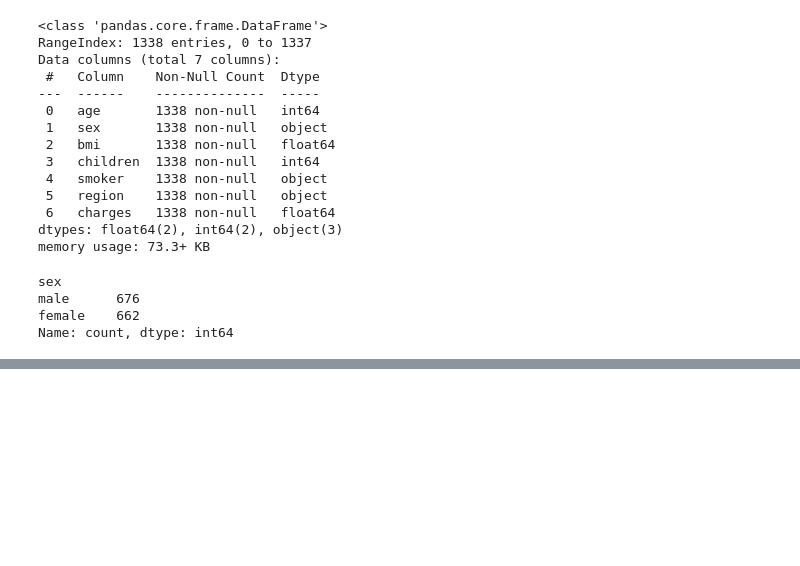
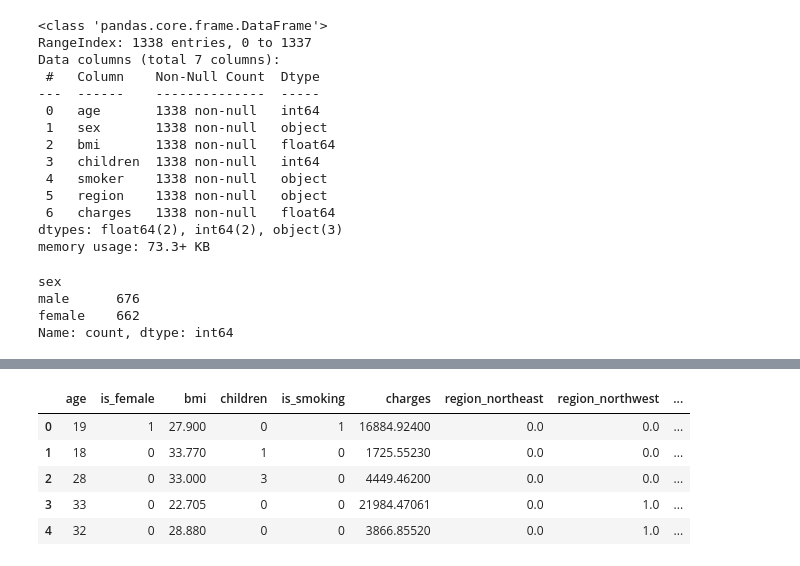
Before and after one commit to yashpawar-99/insurance-price-predictor, a Jupyter notebook: EDA.ipynb, the cells around one changed output, grey strips where cells are left out. Drawn from its saved outputs; the diff is of its cells as text; code cells hidden in the pictures; blank space fills up the shorter version.

```diff
--- a/EDA.ipynb
+++ b/EDA.ipynb
@@ -187,0 +193,2 @@ KeyError: 'smoker'
+# %%
+df_cleaned.rename(columns={'sex':'is_female','smoker':'is_smoking'},inplace=True)
@@ -187,0 +206,16 @@ KeyError: 'smoker'
+# %%
+encoder = OneHotEncoder()
+encoded  = encoder.fit_transform(df_cleaned[['region']])
+# %%
+df_encoded = pd.DataFrame(encoded.toarray(),columns=encoder.get_feature_names_out(['region']))
+# %%
+df_cleaned = pd.concat([df_cleaned.drop(columns=['region']),df_encoded],axis=True)
+# %%
+df_cleaned.head()
+# %% [output]
+|  | age | is_female | bmi | children | is_smoking | charges | region_northeast | region_northwest | ... |
+| 0 | 19 | 1 | 27.900 | 0 | 1 | 16884.92400 | 0.0 | 0.0 | ... |
+| 1 | 18 | 0 | 33.770 | 1 | 0 | 1725.55230 | 0.0 | 0.0 | ... |
+| 2 | 28 | 0 | 33.000 | 3 | 0 | 4449.46200 | 0.0 | 0.0 | ... |
+| 3 | 33 | 0 | 22.705 | 0 | 0 | 21984.47061 | 0.0 | 1.0 | ... |
+| 4 | 32 | 0 | 28.880 | 0 | 0 | 3866.85520 | 0.0 | 1.0 | ... |
```
Also changed, not shown: parts of 14 cells of this notebook.
